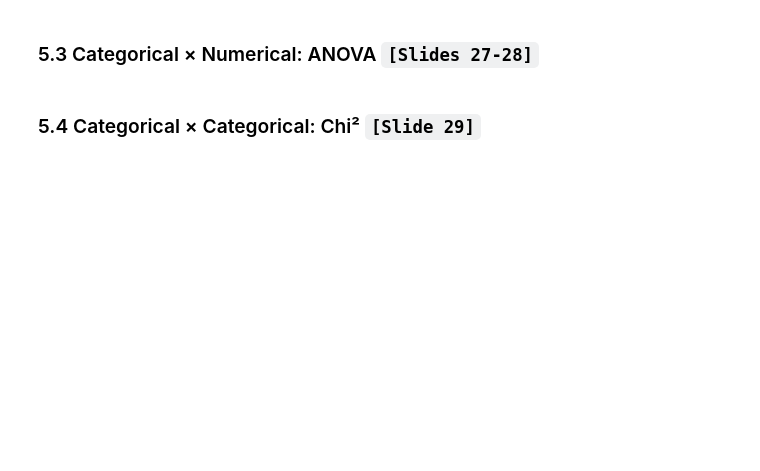
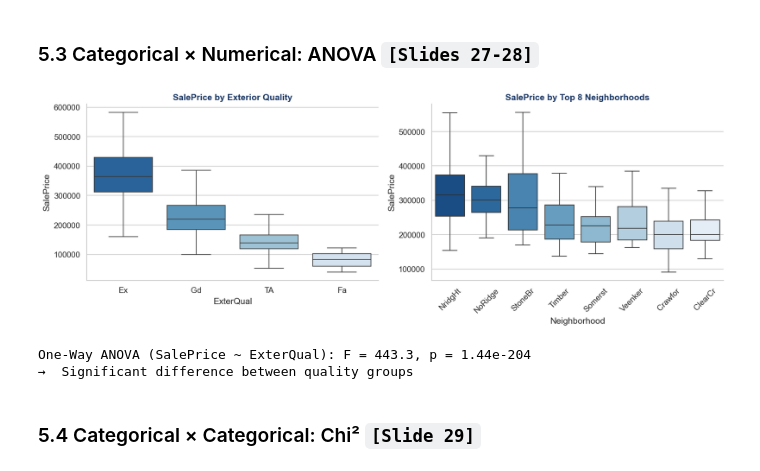
Before and after one commit to simone-cavallaro/Machine-Learning, a Jupyter notebook: Lab 2 - 3/EDA_Lab_Student.ipynb, the cells around one changed output. Cells and saved outputs as stored; diff of their text form; code cells hidden in the pictures; blank space fills up the shorter version.

```diff
--- a/Lab 2 - 3/EDA_Lab_Student.ipynb
+++ b/Lab 2 - 3/EDA_Lab_Student.ipynb
@@ -253,2 +340,35 @@ Relationships between **pairs** of variables. This is where modeling insights em
+# %%
+# TASK 18
+# Box plots: SalePrice by ExterQual (ordered) and by top 8 Neighborhoods. Run ANOVA on ExterQual groups.
+# Hint: sns.boxplot(order=...). stats.f_oneway(*groups) for ANOVA. [Slides 27-28]
+#
+# YOUR CODE HERE
+fig, axes = plt.subplots(1, 2, figsize=(14, 5))
+
+# ExterQual — ordinal
+order_eq = [v for v in ['Ex', 'Gd', 'TA', 'Fa', 'Po'] if v in df['ExterQual'].unique()]
+sns.boxplot(data=df, x='ExterQual', y='SalePrice', order=order_eq, ax=axes[0],
+ palette='Blues_r', showfliers=False)
+axes[0].set_title('SalePrice by Exterior Quality', fontweight='bold', color=NAVY)
+
+# Neighborhood — top 8 by median price
+top_neigh = df.groupby('Neighborhood')['SalePrice'].median().nlargest(8).index
+sns.boxplot(data=df[df['Neighborhood'].isin(top_neigh)], x='Neighborhood', y='SalePrice',
+ order=top_neigh, ax=axes[1], palette='Blues_r', showfliers=False)
+axes[1].tick_params(axis='x', rotation=45)
+axes[1].set_title('SalePrice by Top 8 Neighborhoods', fontweight='bold', color=NAVY)
+
+for ax in axes: ax.spines['top'].set_visible(False); ax.spines['right'].set_visible(False)
+plt.tight_layout(); plt.show()
+
+# ANOVA
+groups = [g['SalePrice'].dropna() for _, g in df.groupby('ExterQual')]
+f_stat, p_val = stats.f_oneway(*groups)
+print(f'One-Way ANOVA (SalePrice ~ ExterQual): F = {f_stat:.1f}, p = {p_val:.2e}')
+print(f'→ {" Significant" if p_val < 0.05 else " Not significant"} difference between quality groups')
+# %% [output]
+[figure, added]
+One-Way ANOVA (SalePrice ~ ExterQual): F = 443.3, p = 1.44e-204
+→  Significant difference between quality groups
 # %% [markdown]
 ### 5.4 Categorical × Categorical: Chi² `[Slide 29]`
```
Also changed, not shown: parts of 14 cells of this notebook, 2 other files.
